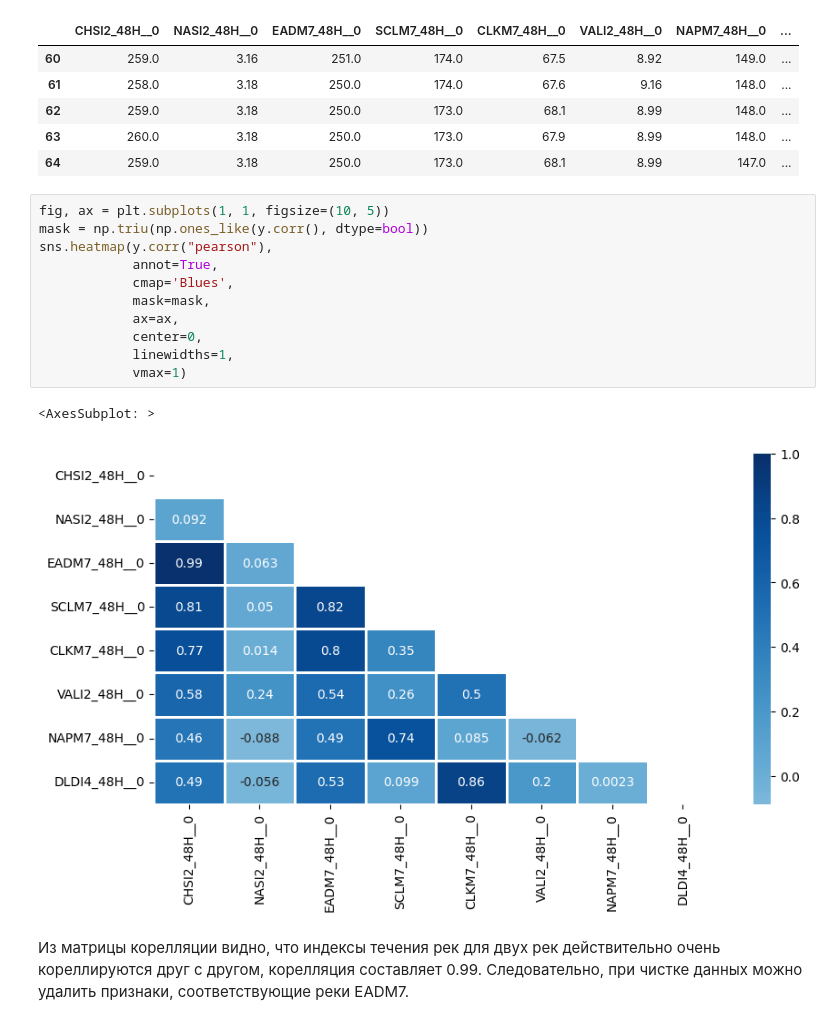
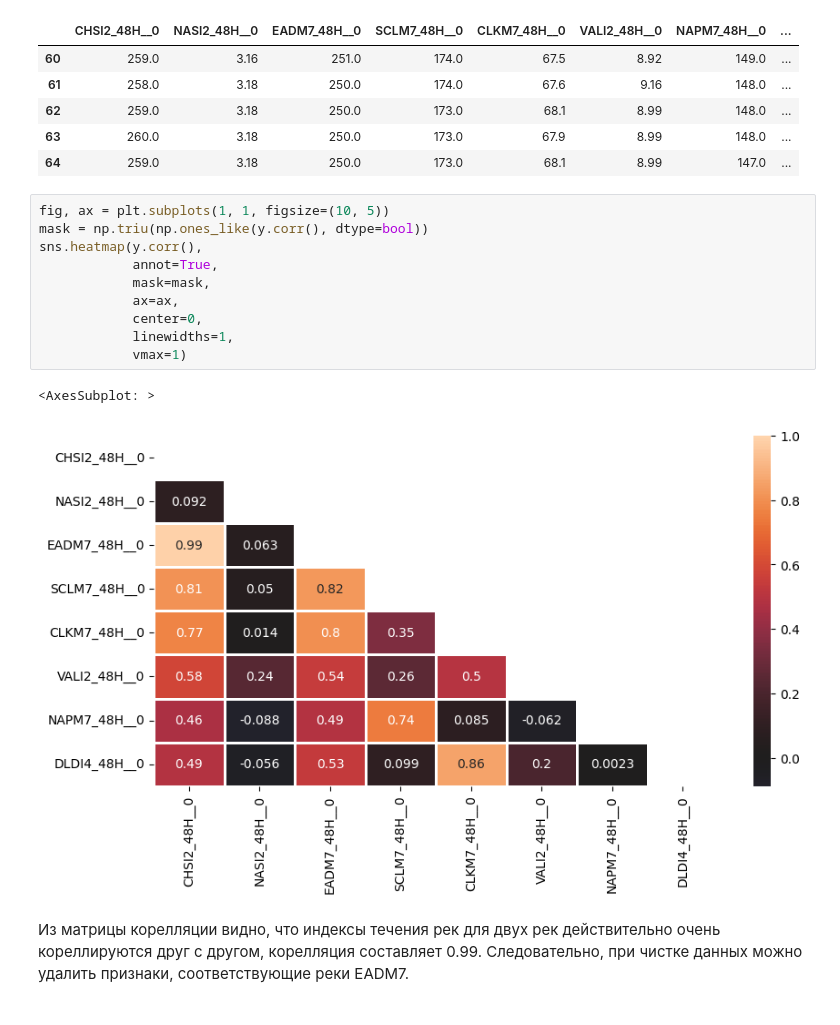
Before and after one commit to katevi/Introduction-to-ML, a Jupyter notebook: lab3/multiclass_classification_multioutput_regression.ipynb, the cells around one changed output. Drawn from its saved outputs; the diff is of its cells as text.

```diff
--- a/lab3/multiclass_classification_multioutput_regression.ipynb
+++ b/lab3/multiclass_classification_multioutput_regression.ipynb
@@ -747,17 +747,16 @@ y.head()
 # %%
 fig, ax = plt.subplots(1, 1, figsize=(10, 5))
 mask = np.triu(np.ones_like(y.corr(), dtype=bool))
-sns.heatmap(y.corr("pearson"),
+sns.heatmap(y.corr(),
             annot=True,
-            cmap='Blues',
             mask=mask,
             ax=ax,
             center=0,
             linewidths=1,
             vmax=1)
 # %% [output]
 <AxesSubplot: >
-[figure, old version]
+[figure, new version]
 # %% [markdown]
 Из матрицы корелляции видно, что индексы течения рек для двух рек действительно очень кореллируются друг с другом, корелляция составляет 0.99.
 Следовательно, при чистке данных можно удалить признаки, соответствующие реки EADM7.
```
Also changed, not shown: parts of 13 cells of this notebook.
